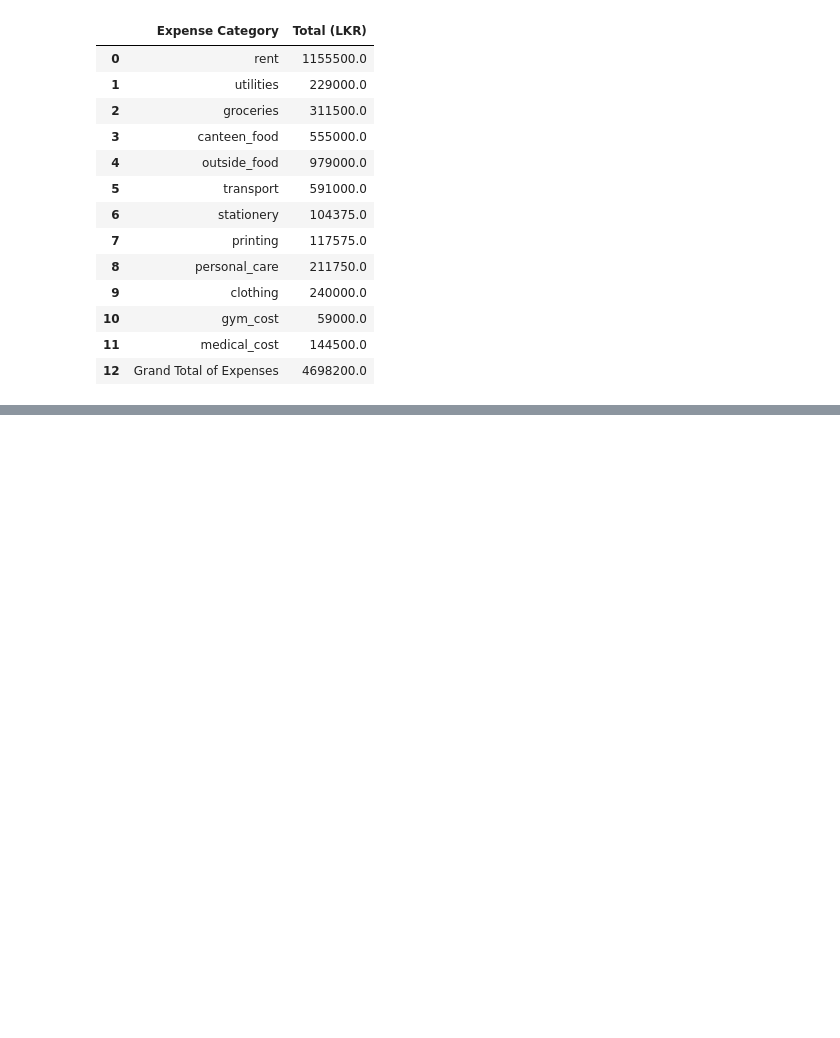
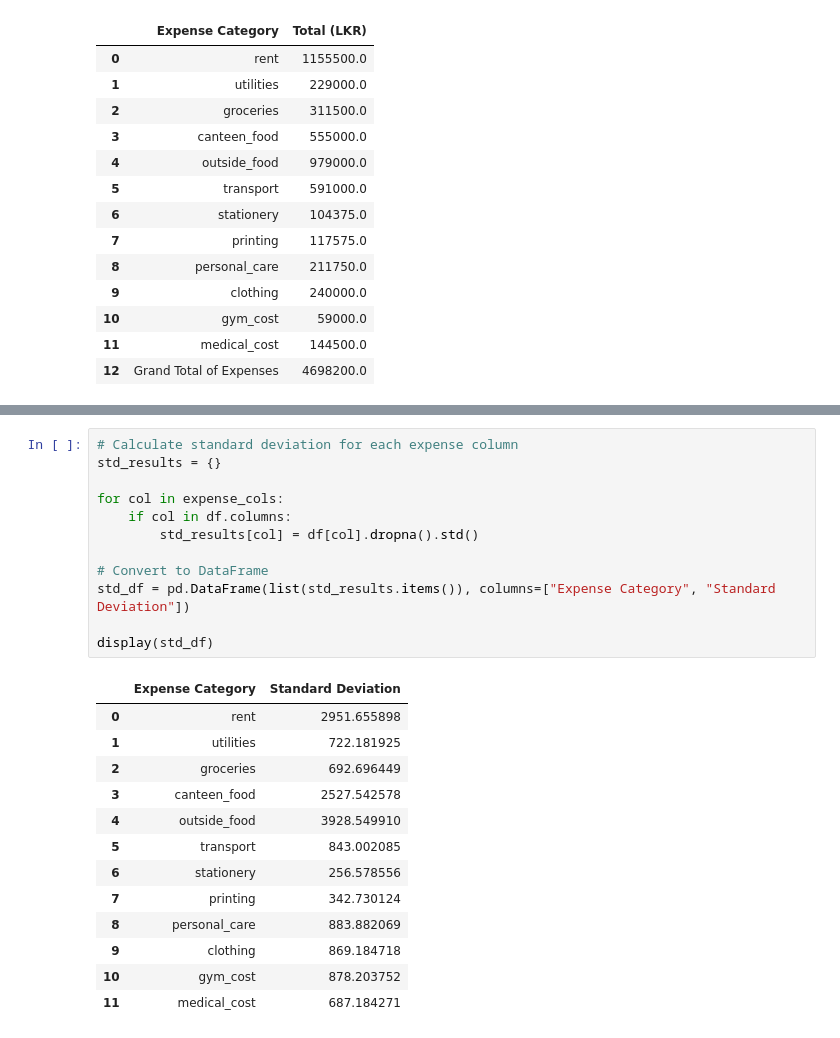
Before and after one commit to ComputerScienceSJP/SDI-PROJECT-group-04, a Jupyter notebook: Code/code.ipynb, the cells around one changed output, grey strips where cells are left out. Saved outputs shown, nothing was run; the diff lists cells and outputs as text; blank space fills up the shorter version.

Commit message:
Add standard deviation of expenses

```diff
--- a/Code/code.ipynb
+++ b/Code/code.ipynb
@@ -416,0 +424,26 @@ display(col_sums_table)
+# %%
+# Calculate standard deviation for each expense column
+std_results = {}
+
+for col in expense_cols:
+    if col in df.columns:
+        std_results[col] = df[col].dropna().std()
+
+# Convert to DataFrame
+std_df = pd.DataFrame(list(std_results.items()), columns=["Expense Category", "Standard Deviation"])
+
+display(std_df)
+# %% [output]
+|  | Expense Category | Standard Deviation |
+| 0 | rent | 2951.655898 |
+| 1 | utilities | 722.181925 |
+| 2 | groceries | 692.696449 |
+| 3 | canteen_food | 2527.542578 |
+| 4 | outside_food | 3928.549910 |
+| 5 | transport | 843.002085 |
+| 6 | stationery | 256.578556 |
+| 7 | printing | 342.730124 |
+| 8 | personal_care | 883.882069 |
+| 9 | clothing | 869.184718 |
+| 10 | gym_cost | 878.203752 |
+| 11 | medical_cost | 687.184271 |
```
Also changed, not shown: parts of 1 cell of this notebook.
